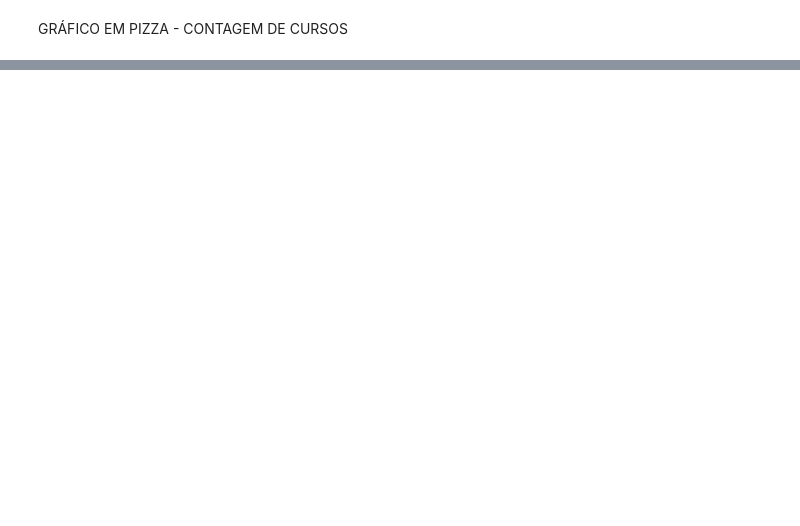
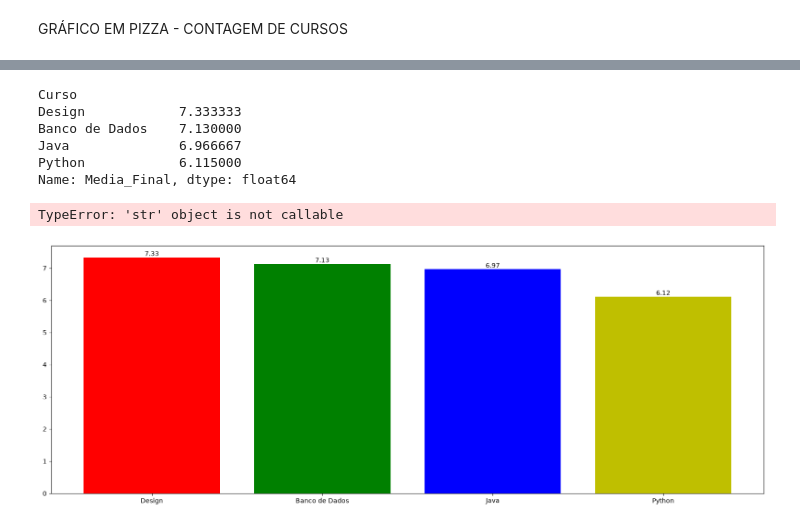
Before and after one commit to brunokisesenai/projeto_com_jupyter, a Jupyter notebook: aulas/matplotlib/aula2_graficos/Exemplo_Alunos_SENAI.ipynb, the cells around one changed output, grey strips where cells are left out. Drawn from its saved outputs; the diff is of its cells as text; code cells hidden in the pictures; blank space fills up the shorter version.

```diff
--- a/aulas/matplotlib/aula2_graficos/Exemplo_Alunos_SENAI.ipynb
+++ b/aulas/matplotlib/aula2_graficos/Exemplo_Alunos_SENAI.ipynb
@@ -30,0 +31,40 @@ GRAFICO DE MÉDIA DE CADA TURMA
+# %%
+media_por_curso = df_alunos.groupby("Curso")["Media_Final"].mean().sort_values(ascending=False)
+
+print(media_por_curso)
+
+plt.figure(figsize=(20,7))
+
+barra = plt.bar(
+    media_por_curso.index,
+    media_por_curso,
+    color=["r", "g", "b", "y"]
+)
+
+#plt.title = ("MÉDIAS POR TURMA")
+#plt.ylabel =  ("NOTAS")
+#plt.xlabel = ("MÉDIA FINAL")
+#plt.show()
+#print(type(barra))
+
+for coluna in barra:
+    yvalor = coluna.get_height()
+
+    plt.text(
+        coluna.get_x() + coluna.get_width() / 2,
+        yvalor,
+        f"{yvalor:.2f}",
+        ha="center",
+        va="bottom"
+    )
+plt.title("Média por curso")
+plt.show()
+# %% [output]
+Curso
+Design            7.333333
+Banco de Dados    7.130000
+Java              6.966667
+Python            6.115000
+Name: Media_Final, dtype: float64
+TypeError: 'str' object is not callable
+[figure, added]
```
Also changed, not shown: parts of 2 cells of this notebook.
